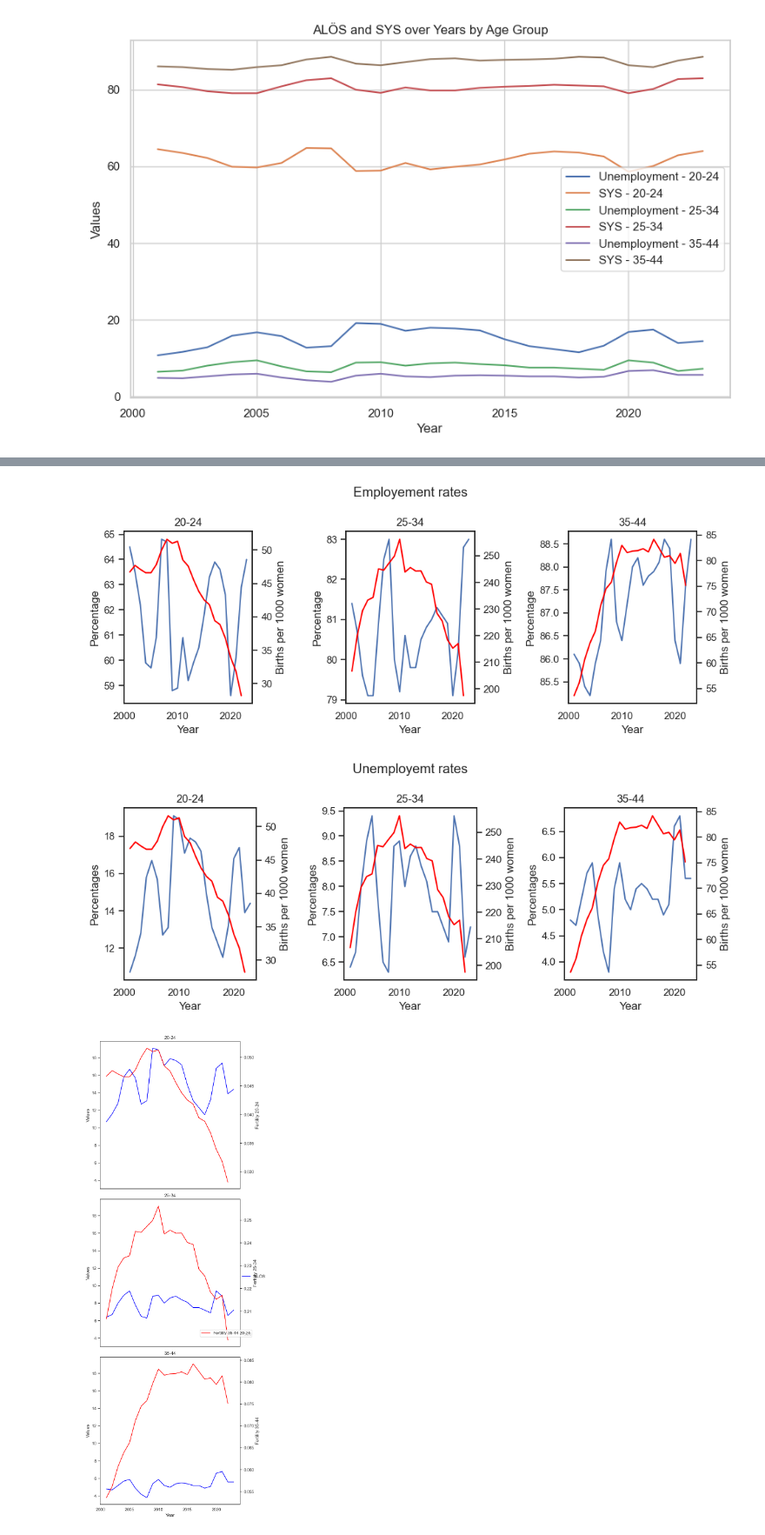
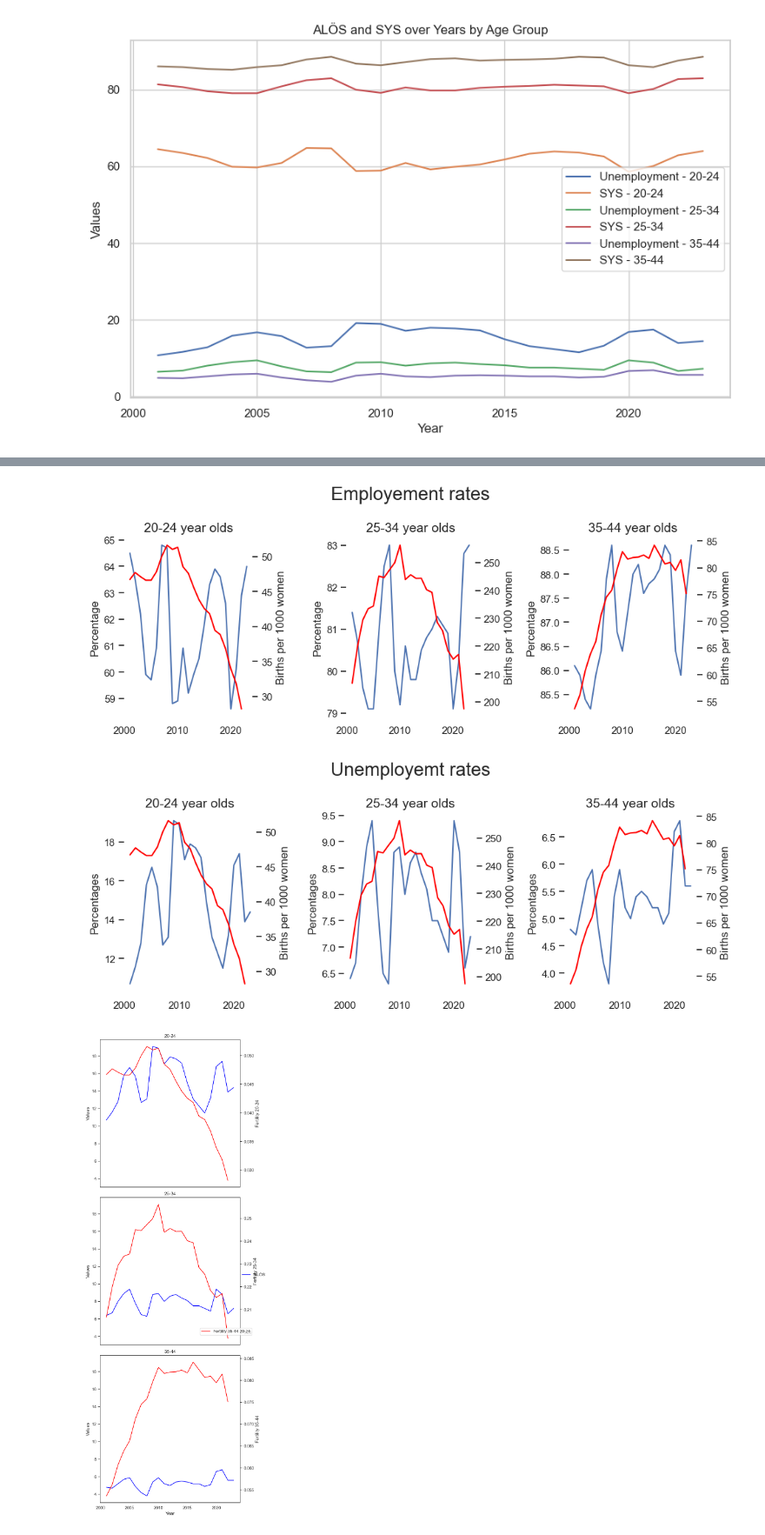
Before and after one commit to Luddenilsson/Demographics_visualization, a Jupyter notebook: Visualization.ipynb, the cells around one changed output, grey strips where cells are left out. Shown at 87% size. Saved outputs shown, nothing was run; the diff lists cells and outputs as text; code cells hidden in the pictures.

```diff
--- a/Visualization.ipynb
+++ b/Visualization.ipynb
@@ -280,0 +317,31 @@ plt.show()
+# %%
+# Plotting
+sns.set(style="white")
+fig, axes = plt.subplots(nrows=2, ncols=2, figsize=(10, 8))
+i = 0
+# Use a loop to create a separate line for each age group
+for age_group, group_data in income.groupby('Age'):
+    house_KPI = house.loc[2022]['småhus-index']*group_data['Medianinkomst, tkr']/house.loc[1991:2022]['småhus-index']
+    df = house_KPI.reset_index()
+    df.rename(columns={df.keys()[2]: 'value'}, inplace=True)
+    ax = axes[int(i/2)][i%2]
+    sns.lineplot(data=df, x='Year', y='value', label=f'', ax=ax)
+    ax2 = ax.twinx()
+    sns.lineplot(data=fertility.loc[fertility['År'] > 1995], x=fertility.loc[fertility['År'] > 2002]['År']-15, y=age_group + ' ', color='red', label=f'', ax=ax2)
+    i += 1
+    ax.set_ylabel('Income/House prices')
+    ax2.set_ylabel('Births per 1000 women')
+    ax.set_xlabel(None)
+    plt.title(age_group + ' year olds', fontsize=14)
+
+plt.suptitle('Yearly income adjusted for housprices compared to fertility rates after 15 years', fontsize=20)
+#plt.legend()
+plt.tight_layout()
+sns.despine(top=True,
+    right=True,
+    left=True,
+    bottom=True,
+    offset=None,
+    trim=True)
+plt.savefig('Graphs/house_income_fertility_15years.png', transparent=True, bbox_inches='tight')
+plt.show()
@@ -281,32 +350,39 @@ plt.show()
 # %%
 # Plotting
 sns.set(style="white")
 fig, axes = plt.subplots(nrows=1, ncols=3, figsize=(10, 4))
 i = 0
 fertility['25-34 '] = fertility['25-29 '] + fertility['30-34 ']
 fertility['35-44 '] = fertility['35-39 '] + fertility['40-44 ']
 
 # Use a loop to create a separate line for each age group
 for age_group, group_data in unemployment.groupby('Age'):
     #house_KPI = group_data['Medianinkomst, tkr']/house.loc[1991:2022]['småhus-index']
     df = group_data['SYS'].reset_index()
     df.rename(columns={df.keys()[2]: 'value'}, inplace=True)
     ax = axes[i]
     sns.lineplot(data=df, x='Year', y='value', label=f'', ax=ax)
     ax2 = ax.twinx()
     sns.lineplot(data=fertility.loc[fertility['År'] > 2000], x='År', y=age_group + ' ', color='red', label=f'', ax=ax2)
     i += 1
     ax.set_ylabel('Percentage')
     ax2.set_ylabel('Births per 1000 women')
-    plt.title(age_group)
+    ax.set_xlabel(None)
+    plt.title(age_group + ' year olds', fontsize=14)
 
-plt.suptitle('Employement rates')
+plt.suptitle('Employement rates', fontsize=20)
 #plt.legend()
 plt.tight_layout()
-plt.savefig('Graphs/employement_fertility.png')
+sns.despine(top=True,
+    right=True,
+    left=True,
+    bottom=True,
+    offset=None,
+    trim=True)
+plt.savefig('Graphs/employement_fertility.png', transparent=True)
 plt.show()
 # %% [output]
-[figure, old version]
+[figure, new version]
 # %%
 # Plotting
 sns.set(style="white")
@@ -327,15 +403,22 @@ for age_group, group_data in unemployment.groupby('Age'):
     i += 1
     ax.set_ylabel('Percentages')
     ax2.set_ylabel('Births per 1000 women')
-    plt.title(age_group)
+    ax.set_xlabel(None)
+    plt.title(age_group + ' year olds', fontsize=14)
 
-plt.suptitle('Unemployemt rates')
+plt.suptitle('Unemployemt rates', fontsize=20)
 #plt.legend()
 plt.tight_layout()
-plt.savefig('Graphs/unemployement_fertility.png')
+sns.despine(top=True,
+    right=True,
+    left=True,
+    bottom=True,
+    offset=None,
+    trim=True)
+plt.savefig('Graphs/unemployement_fertility.png', transparent=True)
 plt.show()
 # %% [output]
-[figure, old version]
+[figure, new version]
 # %%
 unemployment.reset_index(inplace=True)
 # %%
```
Also changed, not shown: parts of 10 cells of this notebook, 9 other files.
